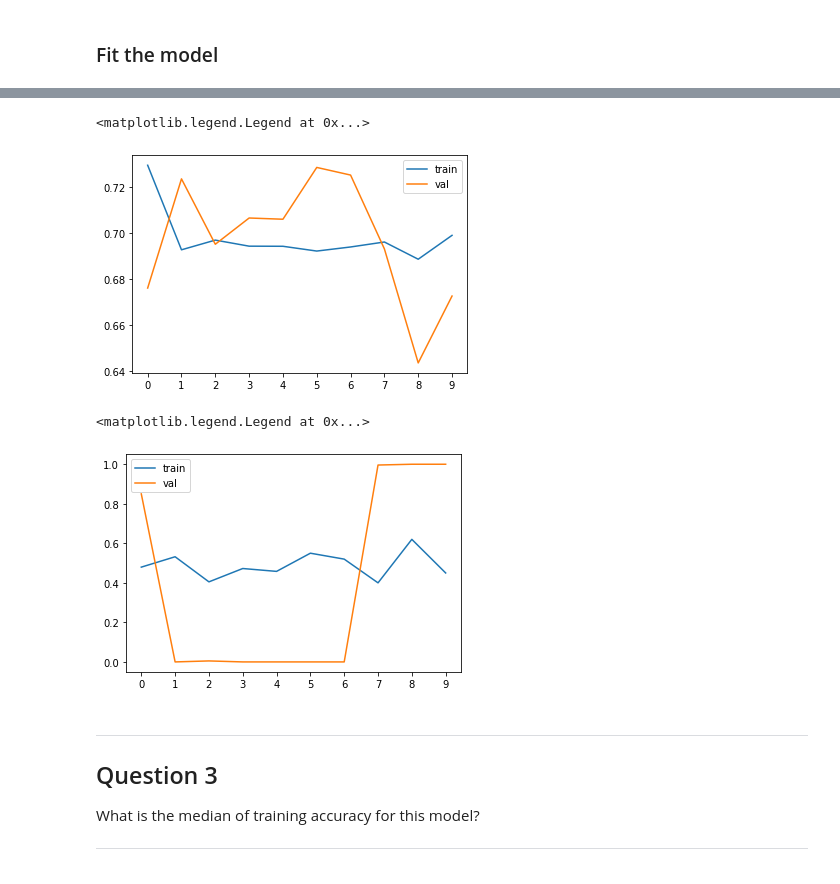
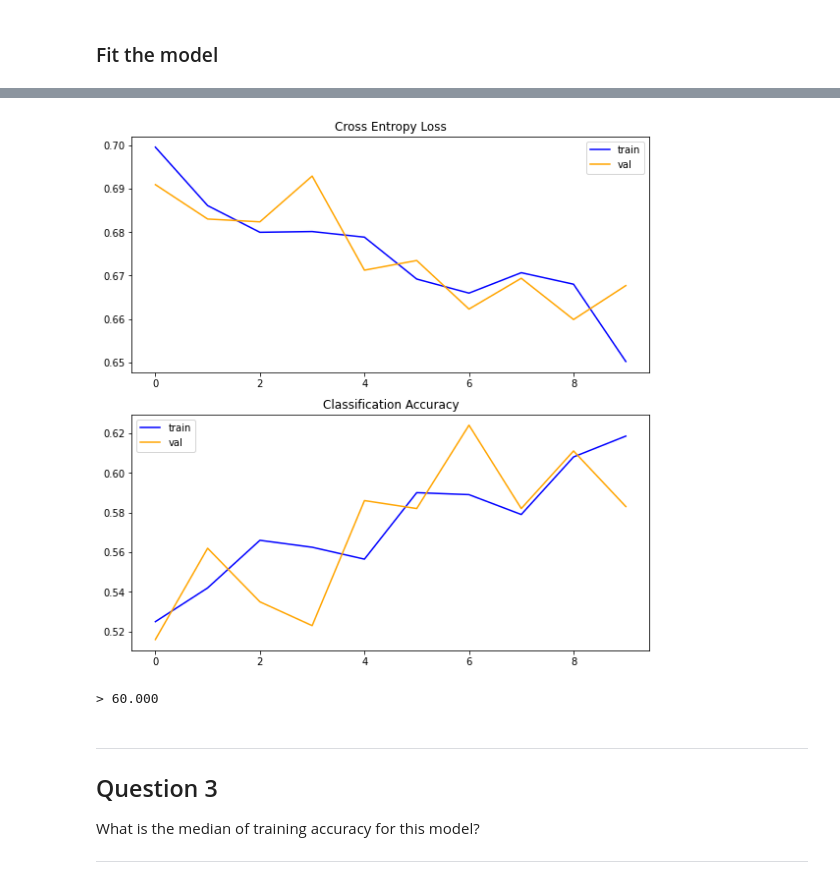
Before and after one commit to Valkea/ML_bootcamp, a Jupyter notebook: 08 - Deep Learning.ipynb, the cells around one changed output, grey strips where cells are left out. Saved outputs shown, nothing was run; the diff lists cells and outputs as text; code cells hidden in the pictures.

```diff
--- a/08 - Deep Learning.ipynb
+++ b/08 - Deep Learning.ipynb
@@ -204,12 +189,12 @@ valid_dir
 # %% [output]
 './data/cat_dog_NN/validation'
 # %%
-train_ds = train_gen.flow_from_directory(
+train_ds = train_datagen.flow_from_directory(
     train_dir,
     target_size=(img_size, img_size),
     batch_size=batch_size,
     class_mode="binary",
-    shuffle=False
+    # shuffle=False
 )
 # %% [output]
 Found 20000 images belonging to 2 classes.
@@ -218,12 +203,12 @@ train_ds.class_indices
 # %% [output]
 {'cats': 0, 'dogs': 1}
 # %%
-valid_ds = valid_gen.flow_from_directory(
+valid_ds = valid_datagen.flow_from_directory(
     valid_dir,
     target_size=(img_size, img_size),
     batch_size=batch_size,
     class_mode="binary",
-    shuffle=False
+    #shuffle=False
 )
 # %% [output]
 Found 5000 images belonging to 2 classes.
@@ -238,7 +223,7 @@ from tqdm.keras import TqdmCallback
 # %%
 history = model.fit(
     train_ds,
-    epochs=10,
+    epochs=epochs,
     steps_per_epoch=100,
     validation_data=valid_ds,
     validation_steps=50,
@@ -270,19 +255,38 @@ Epoch 10/10
-# %%
-plt.plot(history.history['loss'], label='train')
-plt.plot(history.history['val_loss'], label='val')
-plt.xticks(np.arange(10))
-plt.legend()
-# %% [output]
-<matplotlib.legend.Legend at 0x...>
-[figure, removed]
-# %%
-plt.plot(history.history['accuracy'], label='train')
-plt.plot(history.history['val_accuracy'], label='val')
-plt.xticks(np.arange(10))
-plt.legend()
-# %% [output]
-<matplotlib.legend.Legend at 0x...>
-[figure, removed]
+# %%
+def summarize_diagnostics(history):
+
+    figure = plt.figure(figsize=(8,8))
+
+    # plot loss
+    plt.subplot(211)
+    plt.title('Cross Entropy Loss')
+    plt.plot(history.history['loss'], color='blue', label='train')
+    plt.plot(history.history['val_loss'], color='orange', label='val')
+    plt.legend()
+
+    # plot accuracy
+    plt.subplot(212)
+    plt.title('Classification Accuracy')
+    plt.plot(history.history['accuracy'], color='blue', label='train')
+    plt.plot(history.history['val_accuracy'], color='orange', label='val')
+    plt.legend()
+
+    # save plot to file
+    #filename = sys.argv[0].split('/')[-1]
+    #plt.savefig(filename + '_plot.png')
+    #plt.close()
+
+    plt.tight_layout(pad=1.0)
+# %%
+summarize_diagnostics(history)
+# %% [output]
+[figure, added]
+# %%
+# evaluate model
+_, acc = model.evaluate(valid_ds, steps=len(valid_ds), verbose=0)
+print('> %.3f' % (acc * 100.0))
+# %% [output]
+> 60.000
 # %% [markdown]
 ***
 ## Question 3
```
Also changed, not shown: parts of 32 cells of this notebook.
